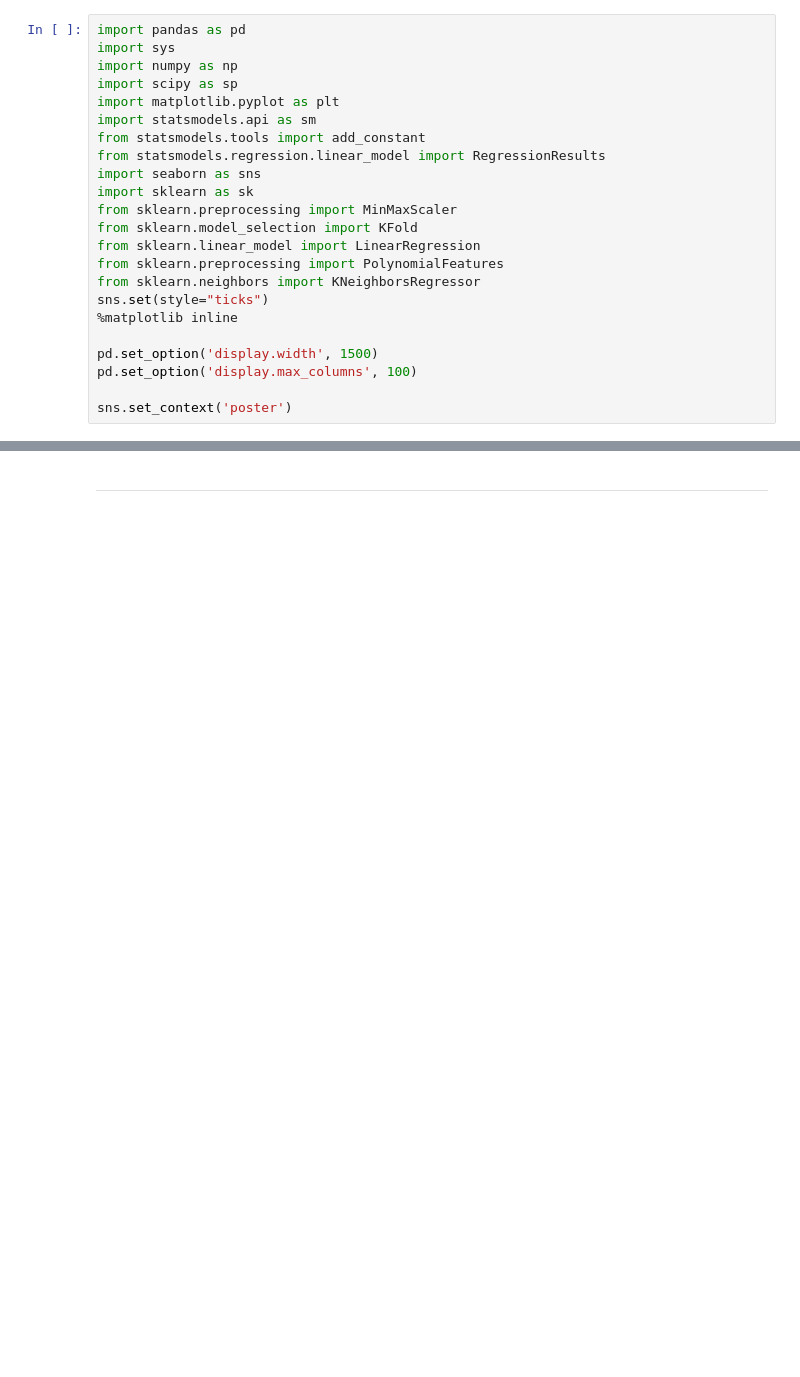
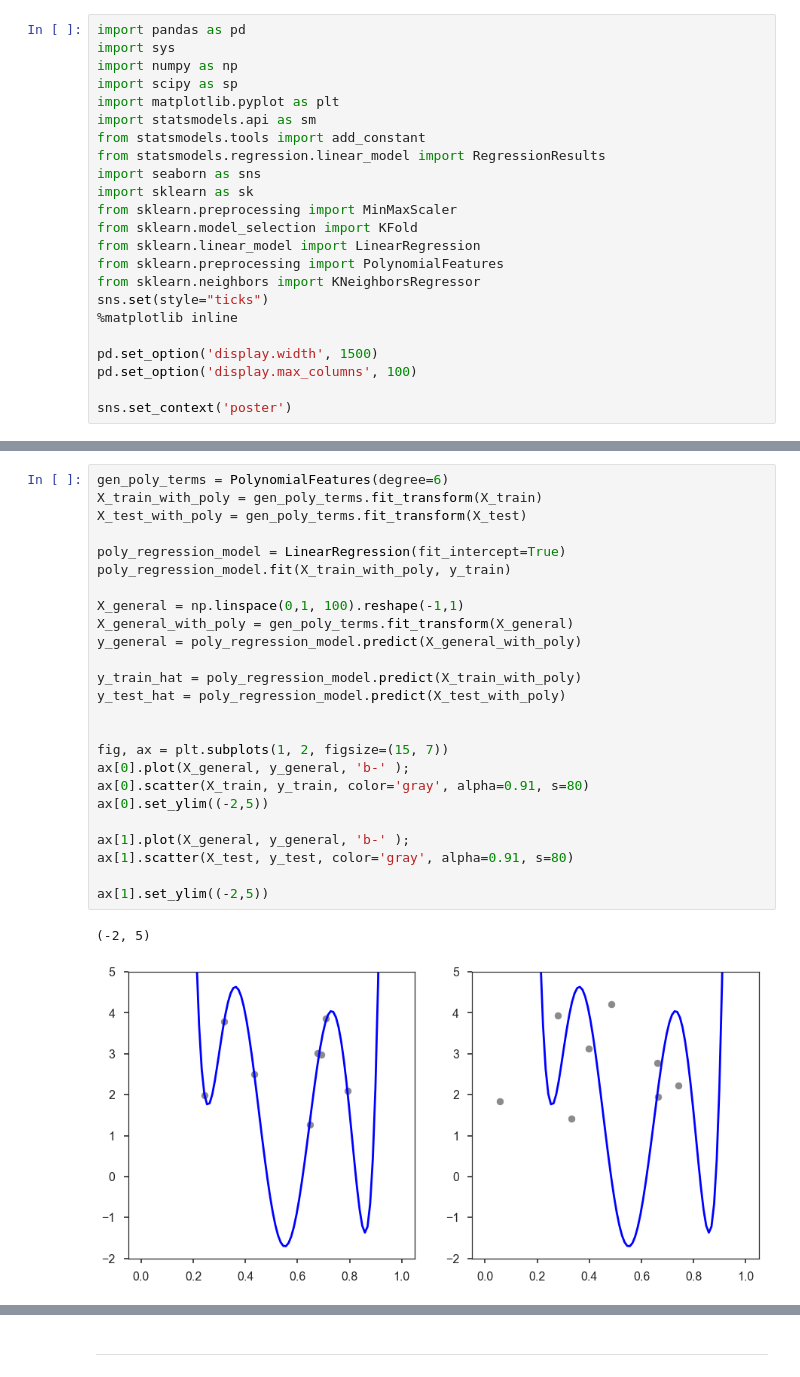
Before and after one commit to cs109/a-2017, a Jupyter notebook: Lectures/Lecture6-ModelSelection/Lecture_6_Notebook.ipynb, the cells around one changed output, grey strips where cells are left out. Cells and saved outputs as stored; diff of their text form; blank space fills up the shorter version.

```diff
--- a/Lectures/Lecture6-ModelSelection/Lecture_6_Notebook.ipynb
+++ b/Lectures/Lecture6-ModelSelection/Lecture_6_Notebook.ipynb
@@ -29,0 +78,28 @@ sns.set_context('poster')
+# %%
+gen_poly_terms = PolynomialFeatures(degree=6)
+X_train_with_poly = gen_poly_terms.fit_transform(X_train)
+X_test_with_poly = gen_poly_terms.fit_transform(X_test)
+
+poly_regression_model = LinearRegression(fit_intercept=True)
+poly_regression_model.fit(X_train_with_poly, y_train)
+
+X_general = np.linspace(0,1, 100).reshape(-1,1)
+X_general_with_poly = gen_poly_terms.fit_transform(X_general)
+y_general = poly_regression_model.predict(X_general_with_poly)
+
+y_train_hat = poly_regression_model.predict(X_train_with_poly)
+y_test_hat = poly_regression_model.predict(X_test_with_poly)
+
+
+fig, ax = plt.subplots(1, 2, figsize=(15, 7))
+ax[0].plot(X_general, y_general, 'b-' );
+ax[0].scatter(X_train, y_train, color='gray', alpha=0.91, s=80)
+ax[0].set_ylim((-2,5))
+
+ax[1].plot(X_general, y_general, 'b-' );
+ax[1].scatter(X_test, y_test, color='gray', alpha=0.91, s=80)
+
+ax[1].set_ylim((-2,5))
+# %% [output]
+(-2, 5)
+[figure, added]
```
Also changed, not shown: parts of 9 cells of this notebook, 1 other file.
